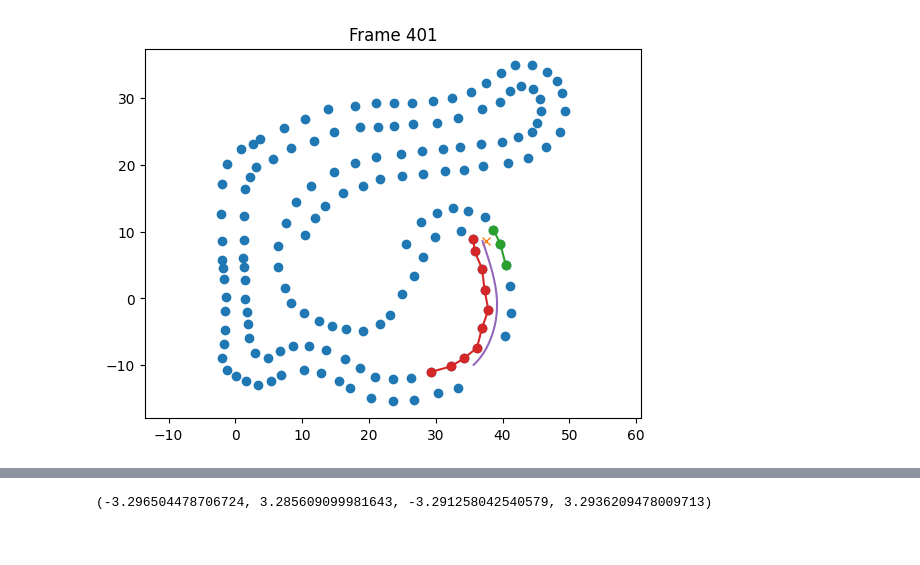
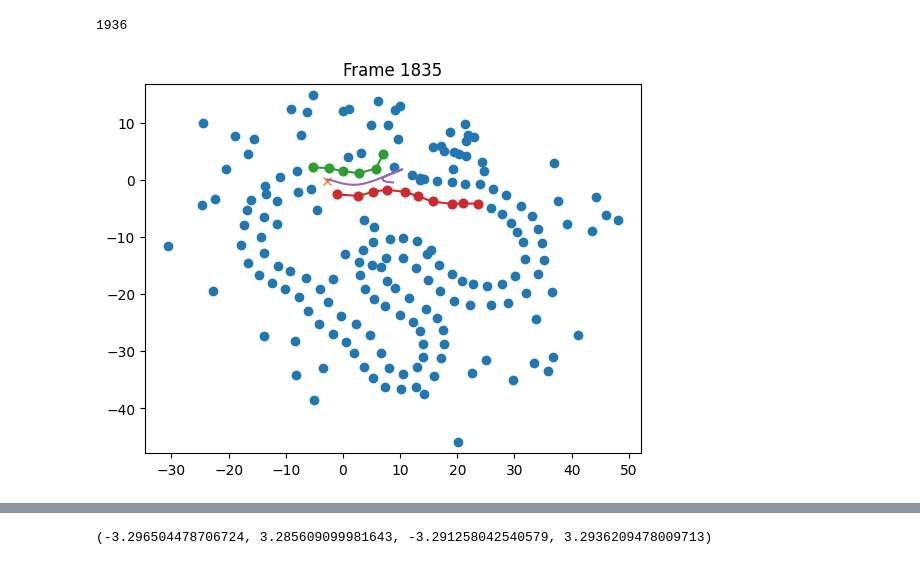
Before and after one commit to papalotis/ft-fsd-path-planning, a Jupyter notebook: t.ipynb, the cells around one changed output, grey strips where cells are left out. Saved outputs shown, nothing was run; the diff lists cells and outputs as text; code cells hidden in the pictures.

```diff
--- a/t.ipynb
+++ b/t.ipynb
@@ -11,9 +11,12 @@ from fsd_path_planning.demo.json_demo import load_data_json
 from pathlib import Path
 
 
-# data = list(zip(*load_data_json(Path('fsd_path_planning/demo/october_gatow_3.json'), remove_color_info=True)))
-data = list(zip(*load_data_json(Path('fsd_path_planning/demo/fss_19_4_laps.json'), remove_color_info=True)))
+data = list(zip(*load_data_json(Path('fsd_path_planning/demo/october_gatow_3.json'), remove_color_info=True)))
+# data = list(zip(*load_data_json(Path('fsd_path_planning/demo/fss_19_4_laps.json'), remove_color_info=False)))
 # data = list(zip(*load_data_json(remove_color_info=True)))
+print(len(data))
+# %% [output]
+1936
 # %%
 from fsd_path_planning import MissionTypes, PathPlanner
 from fsd_path_planning.sorting_cones.trace_sorter.core_trace_sorter import TraceSorter
@@ -25,7 +28,7 @@ frame = 181
 # TOOD: october_gatow_3.json frame 490
 # ΤΟDO: october_gatow.json frame 330
 
-start_frame = 401
+start_frame = 1835
 end_frame = 0
 
 if end_frame <= start_frame:
@@ -43,31 +46,31 @@ for i in range(start_frame, end_frame):
         car_direction,
         return_intermediate_results=True,
     )
 
     # %timeit planner.calculate_path_in_global_frame(cones,car_position,car_direction,return_intermediate_results=True)
     # assert isinstance(out, tuple)
 
     (
         final_path,
         sorted_left,
         sorted_right,
         left_cones_with_virtual,
         right_cones_with_virtual,
         left_to_right_match,
         right_to_left_match,
     ) = out
 
     all_cones = np.row_stack(cones)
 
     plt.plot(all_cones[:, 0], all_cones[:, 1], 'o')
     plt.plot(car_position[0], car_position[1], 'x')
     plt.plot(*sorted_left.T, 'o-')
     plt.plot(*sorted_right.T, 'o-')
     # plt.plot(*left_cones_with_virtual.T, 'o-')
     # plt.plot(*right_cones_with_virtual.T, 'o-')
     plt.plot(*final_path[:,1:3].T, '-')
     plt.axis('equal')
     plt.title(f'Frame {i}')
     plt.show()
 # %% [output]
-[figure, old version]
+[figure, new version]
```
Also changed, not shown: parts of 2 cells of this notebook, 10 other files.
